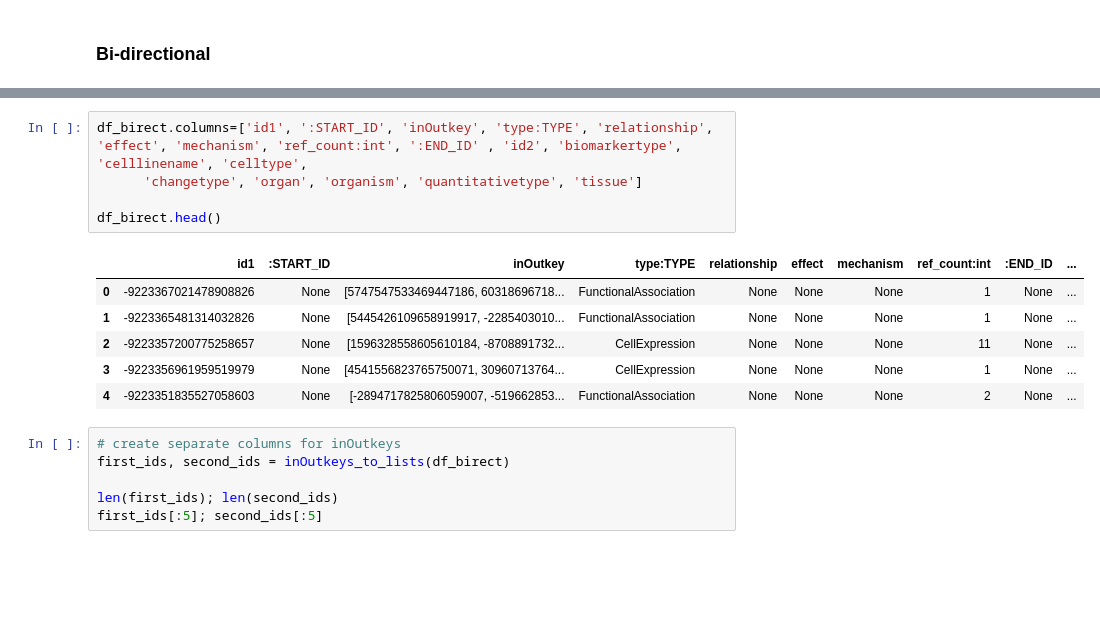
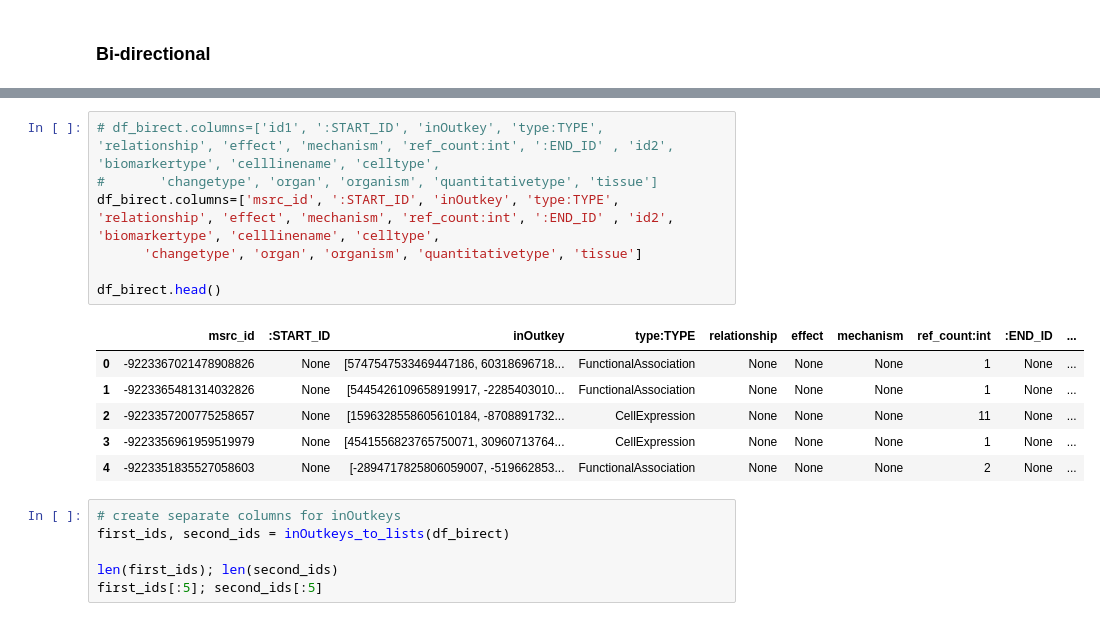
Before and after one commit to egilber/csl-behring, a Jupyter notebook: notebooks/1.0_resnet_data_for_Neo4j.ipynb, the cells around one changed output, grey strips where cells are left out. Saved outputs shown, nothing was run; the diff lists cells and outputs as text; blank space fills up the shorter version.

```diff
--- a/notebooks/1.0_resnet_data_for_Neo4j.ipynb
+++ b/notebooks/1.0_resnet_data_for_Neo4j.ipynb
@@ -144,12 +144,14 @@ Wall time: 13.4 s
 | 3 | -9223356961959519979 | None | [4541556823765750071, 30960713764... | CellExpression | None | None | None | 1 | None | -9223356961959519979 | None | ... |
 | 4 | -9223351835527058603 | None | [-2894717825806059007, -519662853... | FunctionalAssociation | None | None | None | 2 | None | -9223351835527058603 | None | ... |
 # %%
-df_birect.columns=['id1', ':START_ID', 'inOutkey', 'type:TYPE', 'relationship', 'effect', 'mechanism', 'ref_count:int', ':END_ID' , 'id2', 'biomarkertype', 'celllinename', 'celltype',
+# df_birect.columns=['id1', ':START_ID', 'inOutkey', 'type:TYPE', 'relationship', 'effect', 'mechanism', 'ref_count:int', ':END_ID' , 'id2', 'biomarkertype', 'celllinename', 'celltype',
+#       'changetype', 'organ', 'organism', 'quantitativetype', 'tissue']
+df_birect.columns=['msrc_id', ':START_ID', 'inOutkey', 'type:TYPE', 'relationship', 'effect', 'mechanism', 'ref_count:int', ':END_ID' , 'id2', 'biomarkertype', 'celllinename', 'celltype',
       'changetype', 'organ', 'organism', 'quantitativetype', 'tissue']
 
 df_birect.head()
 # %% [output]
-|  | id1 | :START_ID | inOutkey | type:TYPE | relationship | effect | mechanism | ref_count:int | :END_ID | ... |
+|  | msrc_id | :START_ID | inOutkey | type:TYPE | relationship | effect | mechanism | ref_count:int | :END_ID | ... |
 | 0 | -9223367021478908826 | None | [5747547533469447186, 60318696718... | FunctionalAssociation | None | None | None | 1 | None | ... |
 | 1 | -9223365481314032826 | None | [5445426109658919917, -2285403010... | FunctionalAssociation | None | None | None | 1 | None | ... |
 | 2 | -9223357200775258657 | None | [1596328558605610184, -8708891732... | CellExpression | None | None | None | 11 | None | ... |
```
Also changed, not shown: parts of 37 cells of this notebook.
